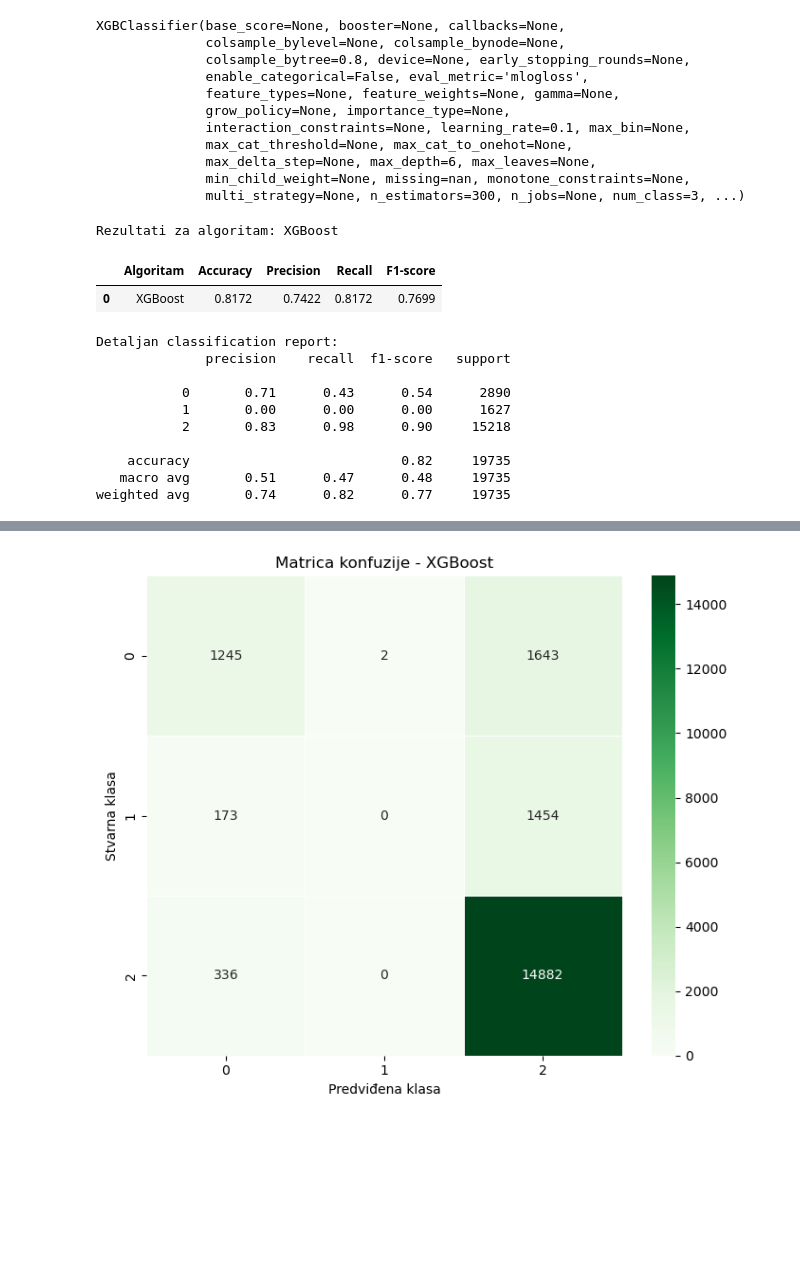
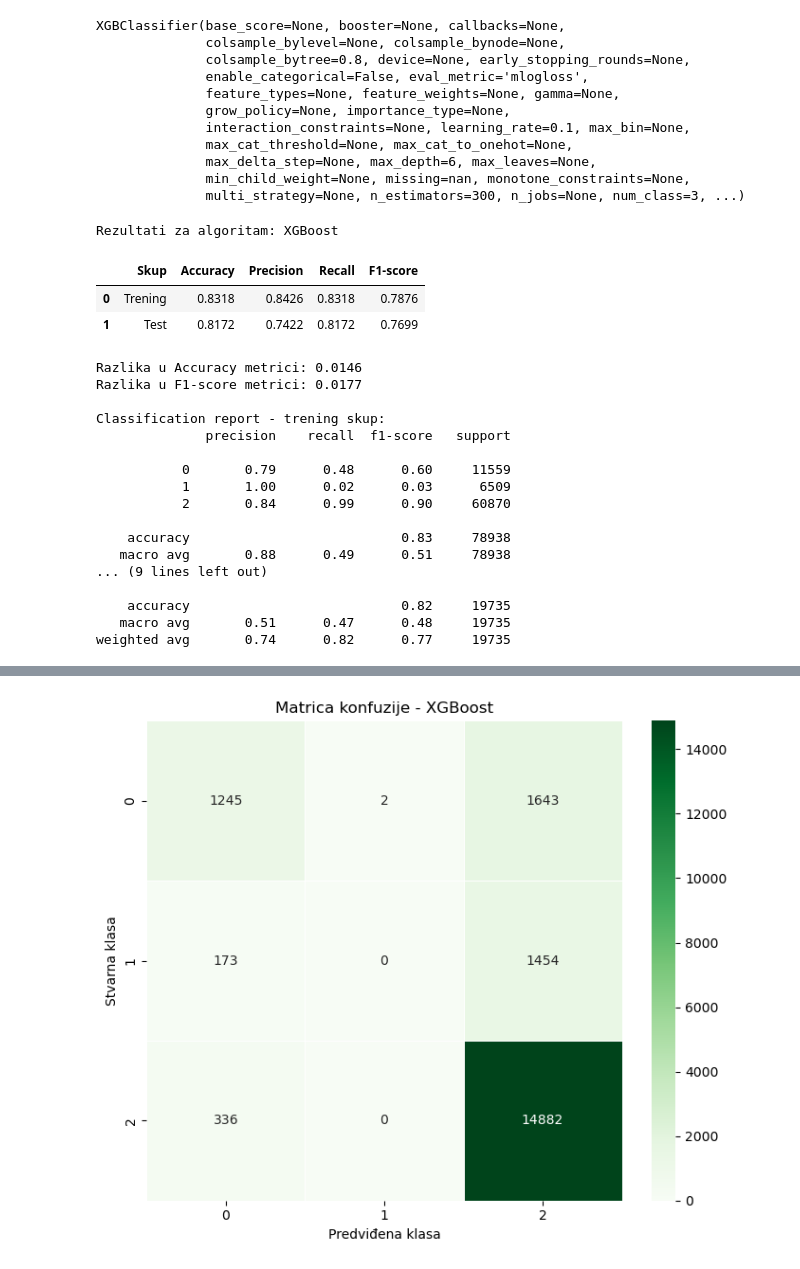
Before and after one commit to jovanabrkljac/olist-data-mining, a Jupyter notebook: notebooks/04_customer_satisfaction_classification.ipynb, the cells around one changed output, grey strips where cells are left out. Saved outputs shown, nothing was run; the diff lists cells and outputs as text; code cells hidden in the pictures; blank space fills up the shorter version.

```diff
--- a/notebooks/04_customer_satisfaction_classification.ipynb
+++ b/notebooks/04_customer_satisfaction_classification.ipynb
@@ -451,23 +582,39 @@ XGBClassifier(base_score=None, booster=None, callbacks=None,
               min_child_weight=None, missing=nan, monotone_constraints=None,
               multi_strategy=None, n_estimators=300, n_jobs=None, num_class=3, ...)
 # %%
-xgb_predictions = xgb_model.predict(X_test_scaled)
+xgb_train_predictions = xgb_model.predict(
+    X_train_scaled
+)
+
+xgb_test_predictions = xgb_model.predict(
+    X_test_scaled
+)
 # %%
 xgb_results = evaluate_model(
-    "XGBoost",
-    y_test,
-    xgb_predictions
+    model_name="XGBoost",
+    y_train_true=y_train,
+    y_train_pred=xgb_train_predictions,
+    y_test_true=y_test,
+    y_test_pred=xgb_test_predictions
 )
 # %% [output]
 Rezultati za algoritam: XGBoost
-|  | Algoritam | Accuracy | Precision | Recall | F1-score |
-| 0 | XGBoost | 0.8172 | 0.7422 | 0.8172 | 0.7699 |
+|  | Skup | Accuracy | Precision | Recall | F1-score |
+| 0 | Trening | 0.8318 | 0.8426 | 0.8318 | 0.7876 |
+| 1 | Test | 0.8172 | 0.7422 | 0.8172 | 0.7699 |
-Detaljan classification report:
+Razlika u Accuracy metrici: 0.0146
+Razlika u F1-score metrici: 0.0177
+
+Classification report - trening skup:
               precision    recall  f1-score   support
 
-           0       0.71      0.43      0.54      2890
-           1       0.00      0.00      0.00      1627
-           2       0.83      0.98      0.90     15218
+           0       0.79      0.48      0.60     11559
+           1       1.00      0.02      0.03      6509
+           2       0.84      0.99      0.90     60870
+
+    accuracy                           0.83     78938
+   macro avg       0.88      0.49      0.51     78938
+... (9 lines left out)
 
     accuracy                           0.82     19735
    macro avg       0.51      0.47      0.48     19735
```
Also changed, not shown: parts of 14 cells of this notebook.
